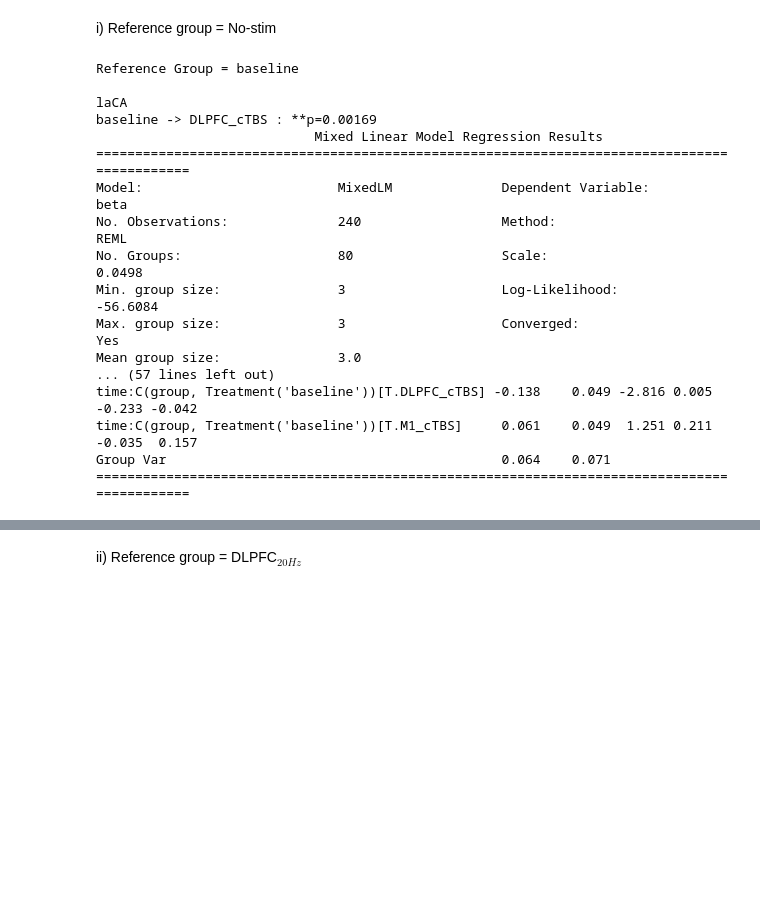
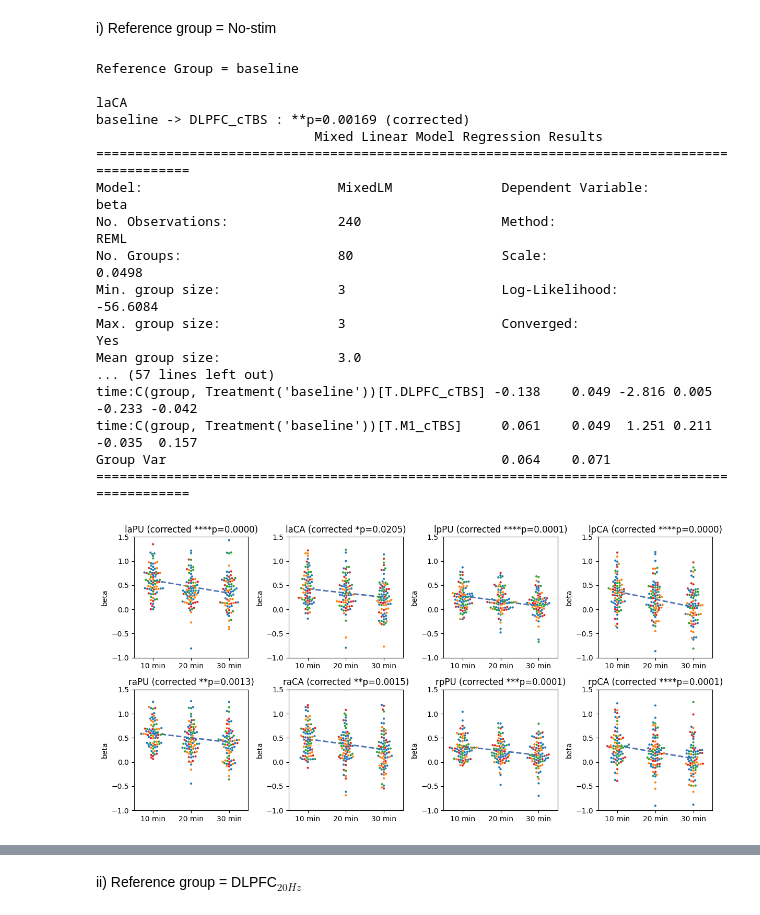
Before and after one commit to psb629/CommonLab, a Jupyter notebook: GP/scripts/LME.ipynb, the cells around one changed output, grey strips where cells are left out. Drawn from its saved outputs; the diff is of its cells as text; code cells hidden in the pictures; blank space fills up the shorter version.

Commit message:
GP Project LME Analysis Results

```diff
--- a/GP/scripts/LME.ipynb
+++ b/GP/scripts/LME.ipynb
@@ -217,7 +219,12 @@ i) Reference group = No-stim
 # %%
-group_ref = 'baseline'
+fig, axs = plt.subplots(ncols=4, nrows=2, figsize=(12,6))
+axs = np.reshape(axs, -1)
+palette = sns.color_palette("deep", len(list_roi))
+x = np.array([0,1,2])
+
 print('Reference Group = %s\n'%group_ref)
-for roi in list_roi:
+for ii, roi in enumerate(list_roi):
+    ax = axs[ii]
     df_tmp = df_n50[df_n50['roi']==roi]
     model = smf.mixedlm(
         "beta ~ time + C(group, Treatment('%s')) + time:C(group, Treatment('%s'))"%(group_ref,group_ref),
@@ -225,32 +232,63 @@ for roi in list_roi:
         groups=df_tmp['subj']
     )
     result = model.fit()
 
+    ## plotting figure
+    y = x * result.params.time + result.params.Intercept
+    ax.plot(
+        x,y,
+        label='slope=%.4f'%result.params.time,
+        linestyle='--', linewidth=2,
+        color=palette[0] # No-stim
+    )
+
+    # *8 means a correction (8 ROIs)
+    pval = result.pvalues.time*8
+    ax.set_title('%s (corrected %sp=%.4f)'%(roi, convert_pvalue_to_asterisks(pval), pval))
+
+    g = sns.swarmplot(
+        data=df_tmp,
+        x='time', y='beta', hue='group', hue_order=list_group,
+        size=3,
+        # color=palette[ii],
+        ax=ax
+    )
+    g.legend().remove()
+    # ax.legend(loc='center left', bbox_to_anchor=(1, 0.5))
+    g.set_xticks([0, 1, 2])
+    g.set_xticklabels(['10 min', '20 min', '30 min'])
+    g.set_xlabel('', fontsize=0)
+
+    g.set_ylim([-1,1.5])
+
     cnt = 0
     for gg in list_group[list_group != group_ref]:
         ss = "time:C(group, Treatment('%s'))[T.%s]"%(group_ref,gg)
         pval = result.pvalues[ss] * len(list_roi) # '*8' is a correction factor
         if pval < 0.05:
             print(roi)
-            print('%s -> %s : %sp=%.05f'%(group_ref,gg,convert_pvalue_to_asterisks(pval),pval))
+            print('%s -> %s : %sp=%.05f (corrected)'%(group_ref,gg,convert_pvalue_to_asterisks(pval),pval))
             cnt += 1
     if cnt > 0:
         print(result.summary())
+
+fig.tight_layout()
 # %% [output]
 Reference Group = baseline
 
 laCA
-baseline -> DLPFC_cTBS : **p=0.00169
+baseline -> DLPFC_cTBS : **p=0.00169 (corrected)
                             Mixed Linear Model Regression Results
 =============================================================================================
 Model:                         MixedLM              Dependent Variable:              beta
 No. Observations:              240                  Method:                          REML
 No. Groups:                    80                   Scale:                           0.0498
 Min. group size:               3                    Log-Likelihood:                  -56.6084
 Max. group size:               3                    Converged:                       Yes
 Mean group size:               3.0
 ... (57 lines left out)
 time:C(group, Treatment('baseline'))[T.DLPFC_cTBS] -0.138    0.049 -2.816 0.005 -0.233 -0.042
 time:C(group, Treatment('baseline'))[T.M1_cTBS]     0.061    0.049  1.251 0.211 -0.035  0.157
 Group Var                                           0.064    0.071
 =============================================================================================
+[figure, added]
```
Also changed, not shown: parts of 6 cells of this notebook, 1 other file.
